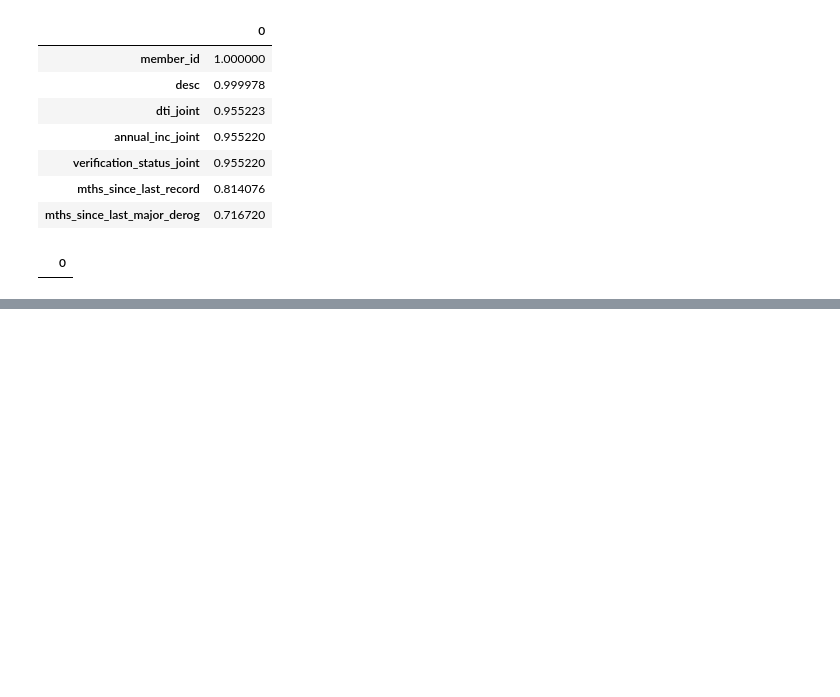
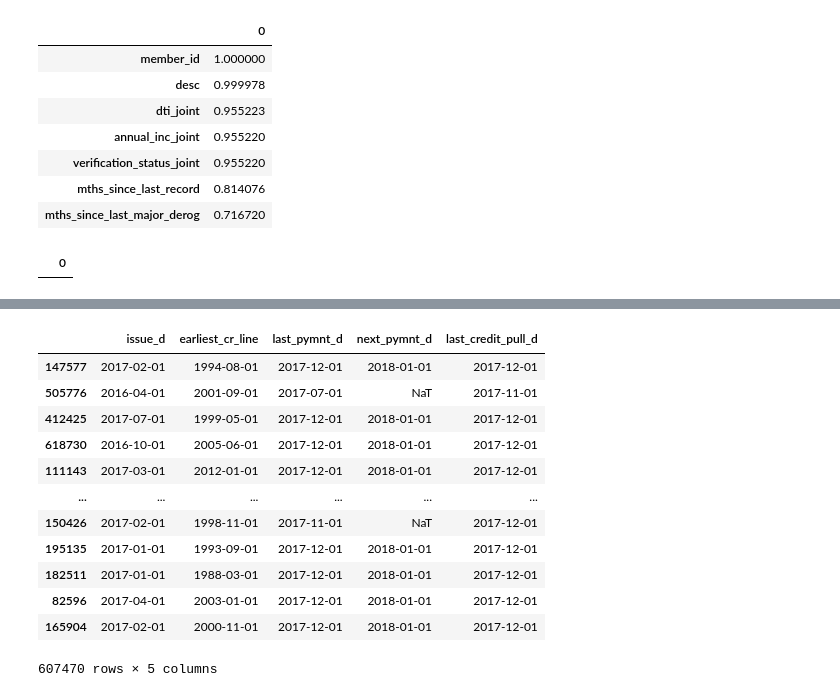
Before and after one commit to lleonrdoo/Data-Sci, a Jupyter notebook: Credit Risk Model-Project.ipynb, the cells around one changed output, grey strips where cells are left out. Saved outputs shown, nothing was run; the diff lists cells and outputs as text; code cells hidden in the pictures; blank space fills up the shorter version.

```diff
--- a/Credit Risk Model-Project.ipynb
+++ b/Credit Risk Model-Project.ipynb
@@ -151,0 +329,20 @@ missing_values.sort_values([0], ascending=False)
+# %%
+for col in col_date :
+    X_train[col] = pd.to_datetime(X_train[col])
+# %%
+# Dapat dilihat bahwa kolom 'issue_d', 'last_pymnt_d', 'next_pymnt_d', dan 'last_credit_pull_d' sudah bertipe data datetime
+X_train[col_date]
+# %% [output]
+|  | issue_d | earliest_cr_line | last_pymnt_d | next_pymnt_d | last_credit_pull_d |
+| 147577 | 2017-02-01 | 1994-08-01 | 2017-12-01 | 2018-01-01 | 2017-12-01 |
+| 505776 | 2016-04-01 | 2001-09-01 | 2017-07-01 | NaT | 2017-11-01 |
+| 412425 | 2017-07-01 | 1999-05-01 | 2017-12-01 | 2018-01-01 | 2017-12-01 |
+| 618730 | 2016-10-01 | 2005-06-01 | 2017-12-01 | 2018-01-01 | 2017-12-01 |
+| 111143 | 2017-03-01 | 2012-01-01 | 2017-12-01 | 2018-01-01 | 2017-12-01 |
+| ... | ... | ... | ... | ... | ... |
+| 150426 | 2017-02-01 | 1998-11-01 | 2017-11-01 | NaT | 2017-12-01 |
+| 195135 | 2017-01-01 | 1993-09-01 | 2017-12-01 | 2018-01-01 | 2017-12-01 |
+| 182511 | 2017-01-01 | 1988-03-01 | 2017-12-01 | 2018-01-01 | 2017-12-01 |
+| 82596 | 2017-04-01 | 2003-01-01 | 2017-12-01 | 2018-01-01 | 2017-12-01 |
+| 165904 | 2017-02-01 | 2000-11-01 | 2017-12-01 | 2018-01-01 | 2017-12-01 |
+607470 rows × 5 columns
```
Also changed, not shown: parts of 30 cells of this notebook.
